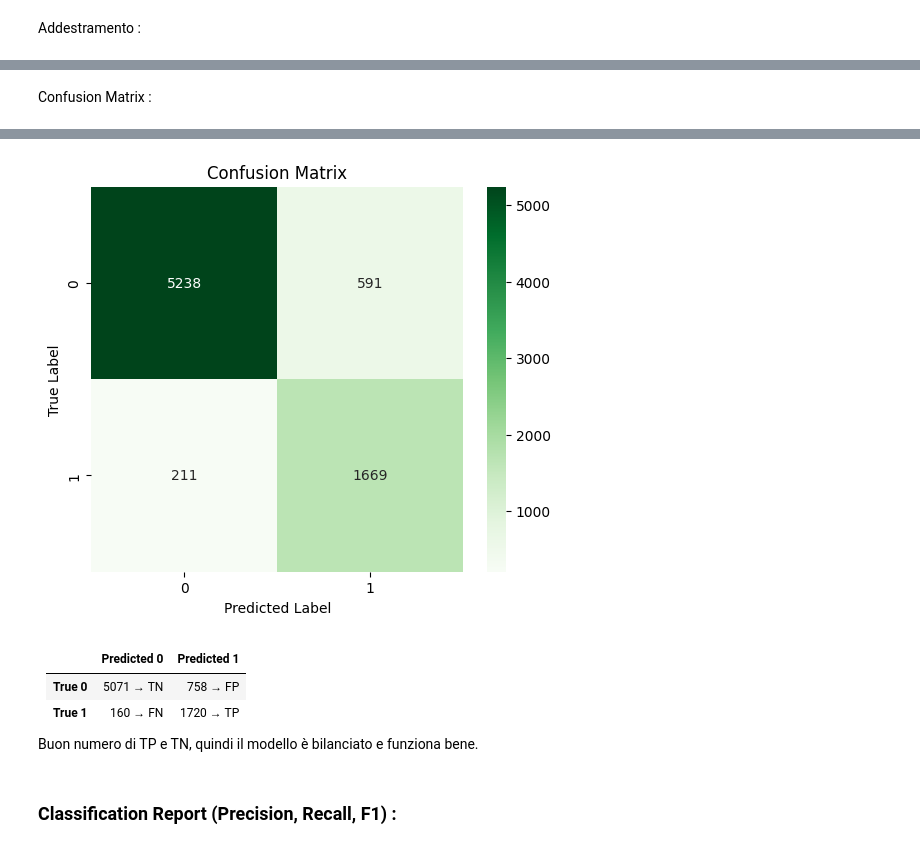
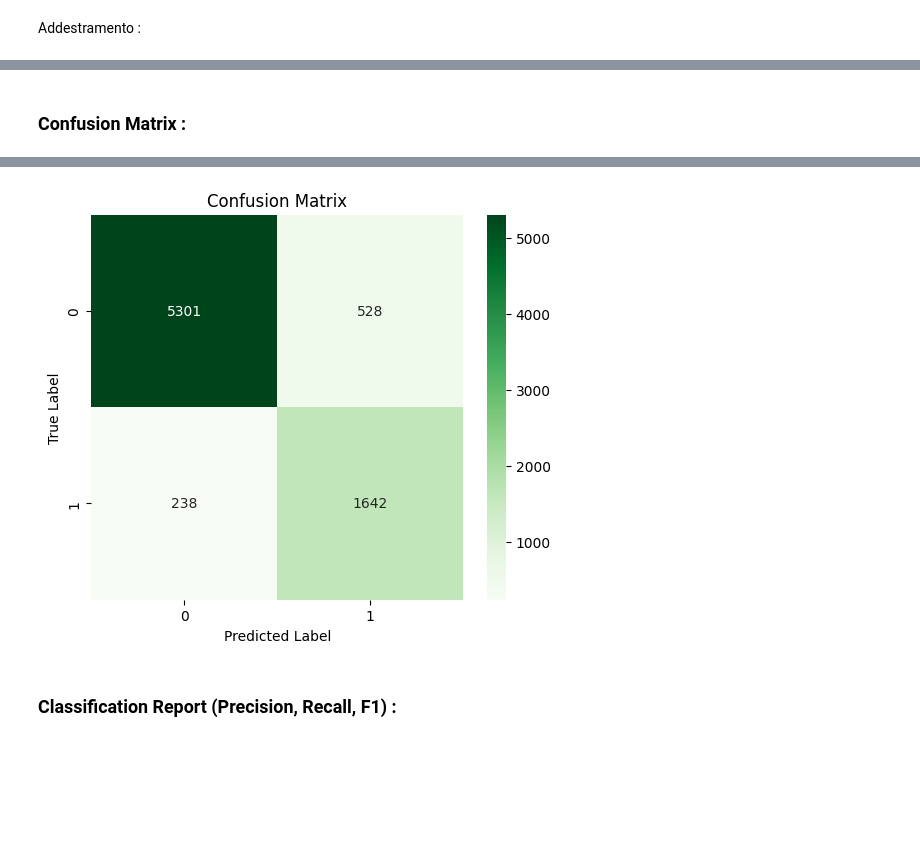
Before and after one commit to FrancescaCola/CustomerScoring, a Jupyter notebook: Neural_Networks.ipynb, the cells around one changed output, grey strips where cells are left out. Saved outputs shown, nothing was run; the diff lists cells and outputs as text; code cells hidden in the pictures; blank space fills up the shorter version.

```diff
--- a/Neural_Networks.ipynb
+++ b/Neural_Networks.ipynb
@@ -95,10 +95,13 @@ Costruzione del modello :
 # %%
 model = Sequential([
     Input(shape=(X_train.shape[1],)),
+    Dense(128, activation='relu'), # primo layer con 128 neuroni e attivazione ReLU
+    Dropout(0.3), # dropout per prevenire l'overfitting
     Dense(64, activation='relu'), # primo layer con 64 neuroni e attivazione ReLU
     Dropout(0.3), # dropout per prevenire l'overfitting
     Dense(32, activation='relu'), # secondo layer con 32 neuroni e attivazione ReLU
-    Dropout(0.3), # altro dropout
+    Dense(16, activation='relu'), # terzo layer con 16 neuroni e attivazione ReLU
+    Dense(8, activation='relu'),  # quarto layer con 8 neuroni e attivazione ReLU
     Dense(1, activation='sigmoid')  # output layer con attivazione sigmoid per classificazione binaria
 ])
 # %% [markdown]
@@ -195,0 +220,3 @@ Il training loss continua a decrescere leggermente e in modo stabile.
+# %%
+y_pred_probs = model.predict(X_test).flatten() # Probabilità previste
+y_pred = (y_pred_probs > 0.5).astype(int)  # treeshold di 0.5 per classificazione binaria
@@ -196,11 +225,9 @@ Il training loss continua a decrescere leggermente e in modo stabile.
 # %% [markdown]
-Confusion Matrix :
+### Confusion Matrix :
 # %%
-# Predizioni
-y_pred_probs = model.predict(X_test)
-y_pred = (y_pred_probs > 0.5).astype(int)
+print(confusion_matrix(y_test, y_pred))
 
-# Matrice di confusione
+# Rappresentazione della matrice di confusione
 cm = confusion_matrix(y_test, y_pred)
 plt.figure(figsize=(6, 5))
 sns.heatmap(cm, annot=True, fmt='d', cmap='Greens')
@@ -214,10 +242,3 @@ plt.show()
-[figure, old version]
+[figure, new version]
-# %% [markdown]
-|                         | Predicted 0  | Predicted 1    |
-| ----------------------- | ----------------------- | ---------------------- |
-| **True 0**  | 5071 →  TN  |   758 → FP |
-| **True 1**  |  160 →  FN  | 1720 → TP  |
-
-Buon numero di TP e TN, quindi il modello è bilanciato e funziona bene.
 # %% [markdown]
 ### Classification Report (Precision, Recall, F1) :
```
Also changed, not shown: parts of 33 cells of this notebook.
